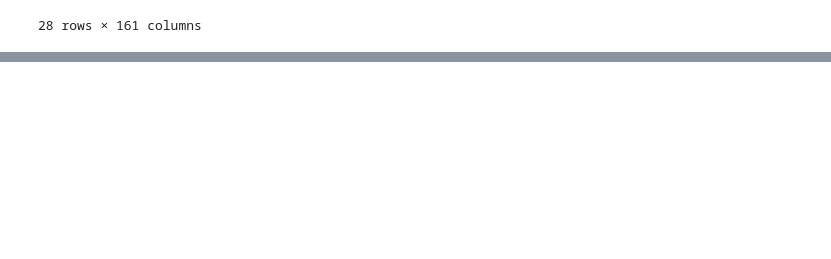
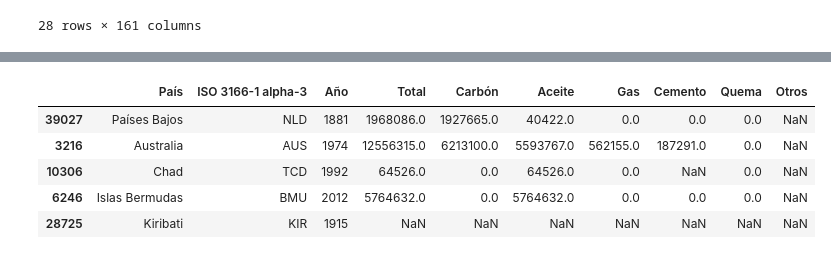
Before and after one commit to DanielRaiicHu/Pandas_Input_Output, a Jupyter notebook: Pandas_Input_Output.ipynb, the cells around one changed output, grey strips where cells are left out. Saved outputs shown, nothing was run; the diff lists cells and outputs as text; code cells hidden in the pictures; blank space fills up the shorter version.

```diff
--- a/Pandas_Input_Output.ipynb
+++ b/Pandas_Input_Output.ipynb
@@ -202,0 +258,10 @@ datos_hospital
+# %%
+# Muestra (5) filas aleatorias del DataFrame
+percapita.sample(5)
+# %% [output]
+|  | País | ISO 3166-1 alpha-3 | Año | Total | Carbón | Aceite | Gas | Cemento | Quema | Otros |
+| 39027 | Países Bajos | NLD | 1881 | 1968086.0 | 1927665.0 | 40422.0 | 0.0 | 0.0 | 0.0 | NaN |
+| 3216 | Australia | AUS | 1974 | 12556315.0 | 6213100.0 | 5593767.0 | 562155.0 | 187291.0 | 0.0 | NaN |
+| 10306 | Chad | TCD | 1992 | 64526.0 | 0.0 | 64526.0 | 0.0 | NaN | 0.0 | NaN |
+| 6246 | Islas Bermudas | BMU | 2012 | 5764632.0 | 0.0 | 5764632.0 | 0.0 | 0.0 | 0.0 | NaN |
+| 28725 | Kiribati | KIR | 1915 | NaN | NaN | NaN | NaN | NaN | NaN | NaN |
```
Also changed, not shown: parts of 37 cells of this notebook.
